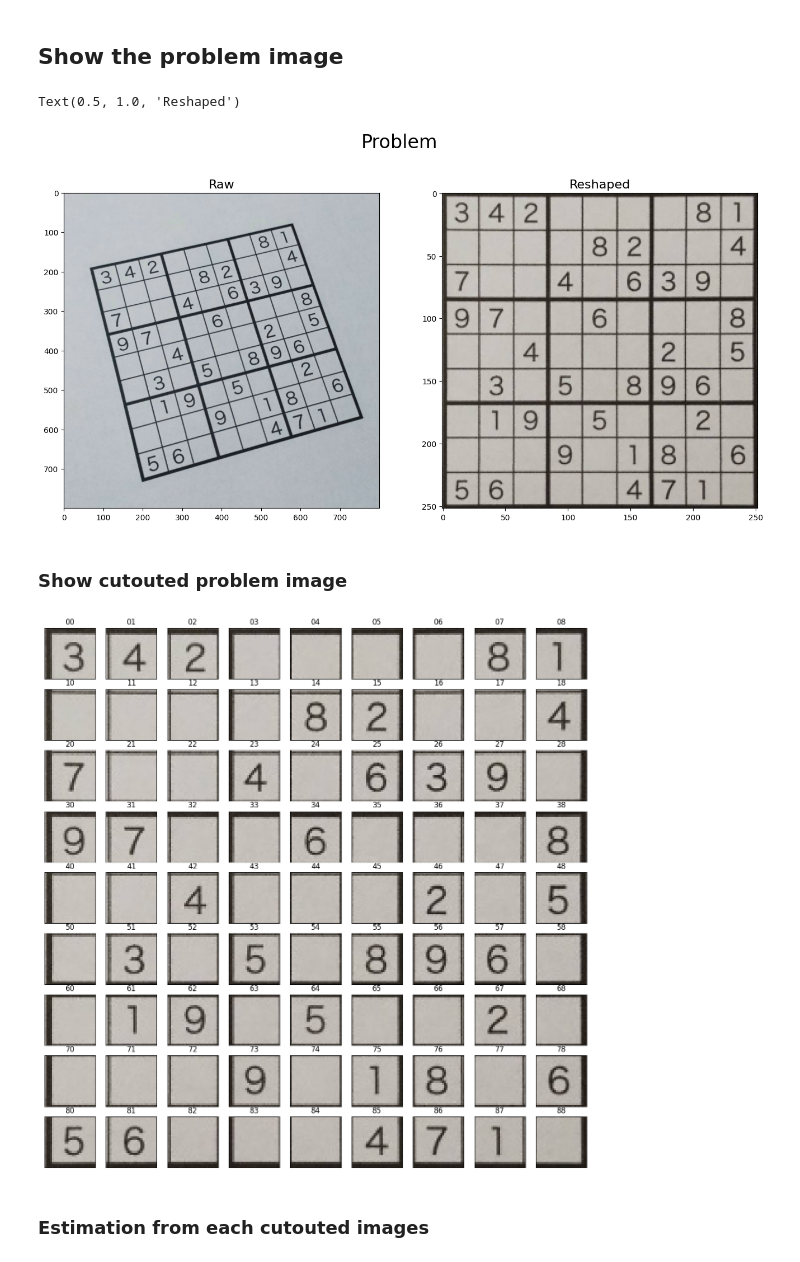
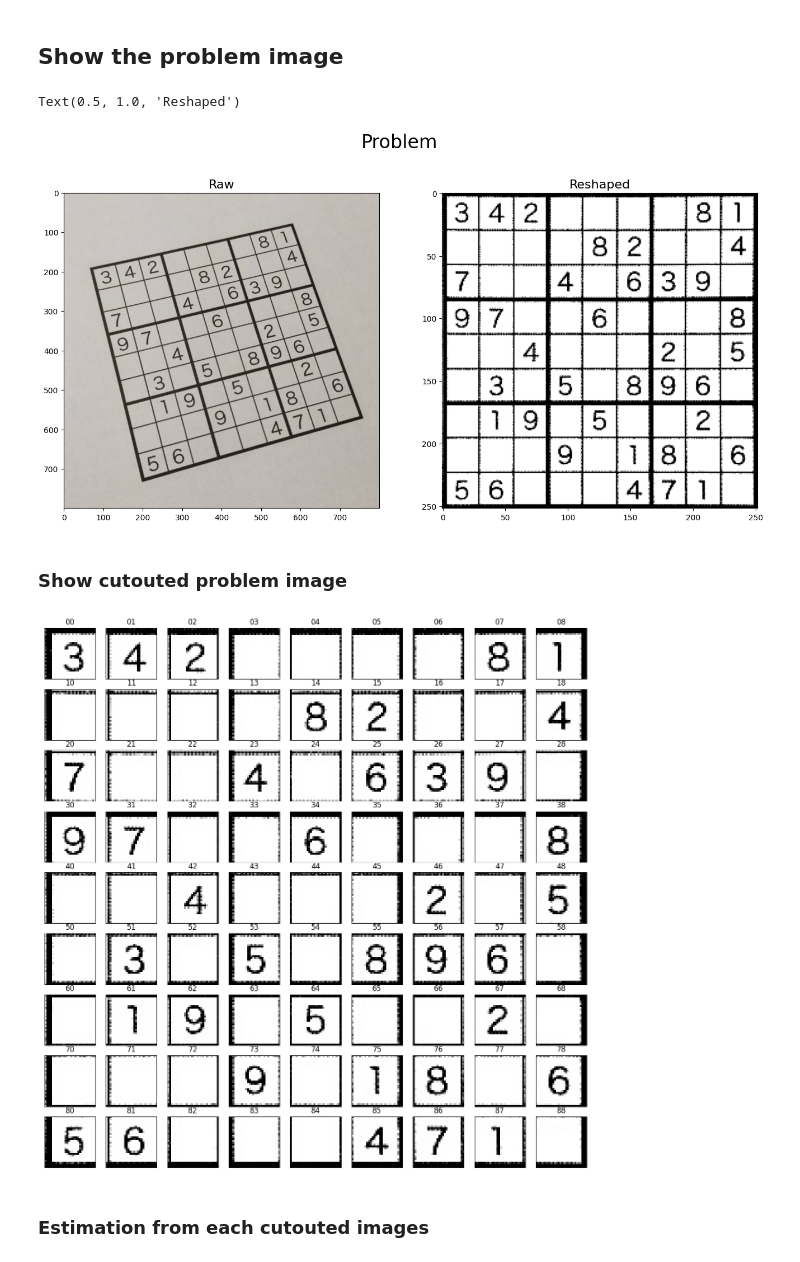
Before and after one commit to a5chin/NumberPlaceSolver, a Jupyter notebook: notebook/demo.ipynb, the cells around one changed output. Saved outputs shown, nothing was run; the diff lists cells and outputs as text; code cells hidden in the pictures.

Commit message:
fixed image

```diff
--- a/notebook/demo.ipynb
+++ b/notebook/demo.ipynb
@@ -9,23 +9,23 @@ from solver.core import CutOuter, Detector, Solver
 # %% [markdown]
 ## Show the problem image
 # %%
-cutouter = CutOuter(image_path="assets/data/problem/example2.png")
+cutouter = CutOuter(image_path="assets/data/problem/example2.png", size=28)
 cutouter.cutout()
 # %%
-reshaped = cv2.cvtColor(cutouter.color, cv2.COLOR_BGR2RGB)
-raw = cutouter.reshaper.color
+reshaped = cv2.cvtColor(cutouter.img, cv2.COLOR_BGR2RGB)
+raw = cv2.cvtColor(cutouter.reshaper.color, cv2.COLOR_BGR2RGB)
 
 fig, ax = plt.subplots(nrows=1, ncols=2, figsize=(16, 8))
 fig.suptitle("Problem", fontsize=24, color="black")
 
 ax[0].imshow(raw, cmap="Greys")
 ax[0].set_title("Raw", fontsize=16, color='black')
 
 ax[1].imshow(reshaped, cmap="Greys")
 ax[1].set_title("Reshaped", fontsize=16, color="black")
 # %% [output]
 Text(0.5, 1.0, 'Reshaped')
-[figure, old version]
+[figure, new version]
 # %% [markdown]
 ### Show cutouted problem image
 # %%
@@ -40,7 +40,7 @@ for i, p in enumerate(sorted(cutouter.temp.glob('**/*.jpg'))):
     plt.yticks([])
     plt.imshow(img, cmap='gray')
 # %% [output]
-[figure, old version]
+[figure, new version]
 # %% [markdown]
 ### Estimation from each cutouted images
 # %%
```
Also changed, not shown: parts of 1 cell of this notebook.
